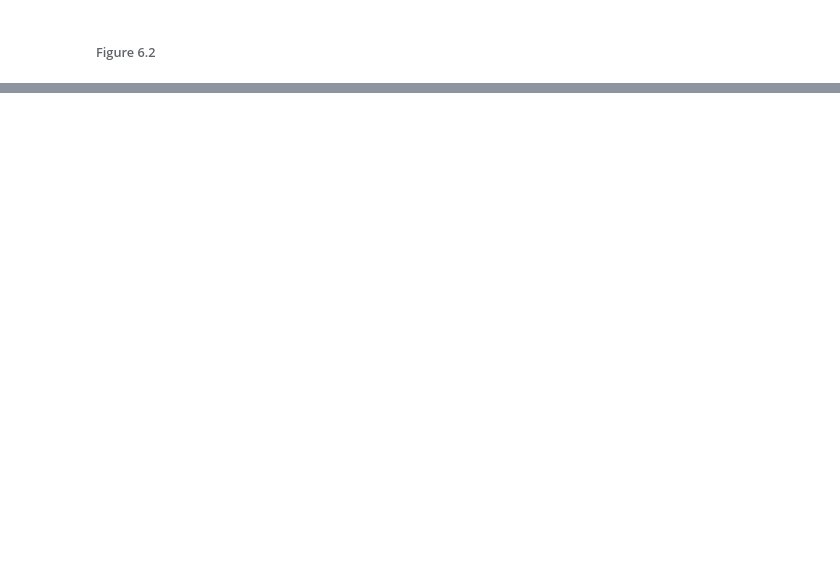
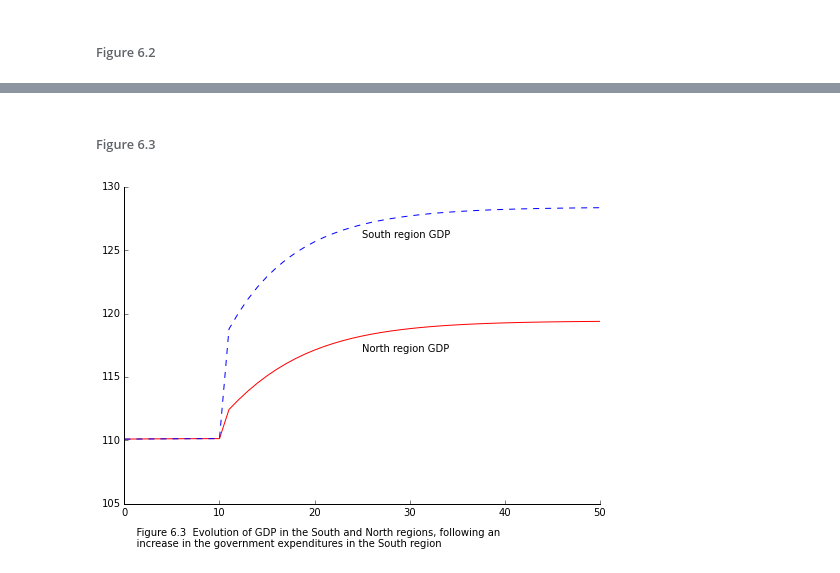
Before and after one commit to kennt/monetary-economics, a Jupyter notebook: Chapter 6 Model REG.ipynb, the cells around one changed output, grey strips where cells are left out. Drawn from its saved outputs; the diff is of its cells as text; code cells hidden in the pictures; blank space fills up the shorter version.

```diff
--- a/Chapter 6 Model REG.ipynb
+++ b/Chapter 6 Model REG.ipynb
@@ -210,0 +213,42 @@ fig.text(0.1, -.05, caption);
+# %%
+GS = create_reg_model()
+GS.set_parameters(reg_parameters)
+GS.set_parameters(reg_exogenous)
+GS.set_variables(reg_variables)
+
+# run to convergence
+for _ in xrange(40):
+    GS.solve(iterations=100, threshold=1e-6)
+
+GS.solutions = GS.solutions[25:]
+
+# shock the system
+GS.set_parameters({'GS': 25})
+
+for _ in xrange(40):
+    GS.solve(iterations=100, threshold=1e-6)
+# %% [markdown]
+###### Figure 6.3
+# %%
+caption = '''
+    Figure 6.3  Evolution of GDP in the South and North regions, following an
+    increase in the government expenditures in the South region'''
+yndata = [s['YN'] for s in GS.solutions[5:]]
+ysdata = [s['YS'] for s in GS.solutions[5:]]
+
+fig = plt.figure()
+axes = fig.add_axes([0.1, 0.1, 1.1, 1.1])
+axes.tick_params(top='off', right='off')
+axes.spines['top'].set_visible(False)
+axes.spines['right'].set_visible(False)
+axes.set_ylim(105, 130)
+
+axes.plot(yndata, linestyle='-', color='r')
+axes.plot(ysdata, linestyle='--', color='b')
+
+# add labels
+plt.text(25, 117, 'North region GDP')
+plt.text(25, 126, 'South region GDP')
+fig.text(0.1, -.05, caption);
+# %% [output]
+[figure, added]
```
Also changed, not shown: parts of 16 cells of this notebook, 4 other files.
